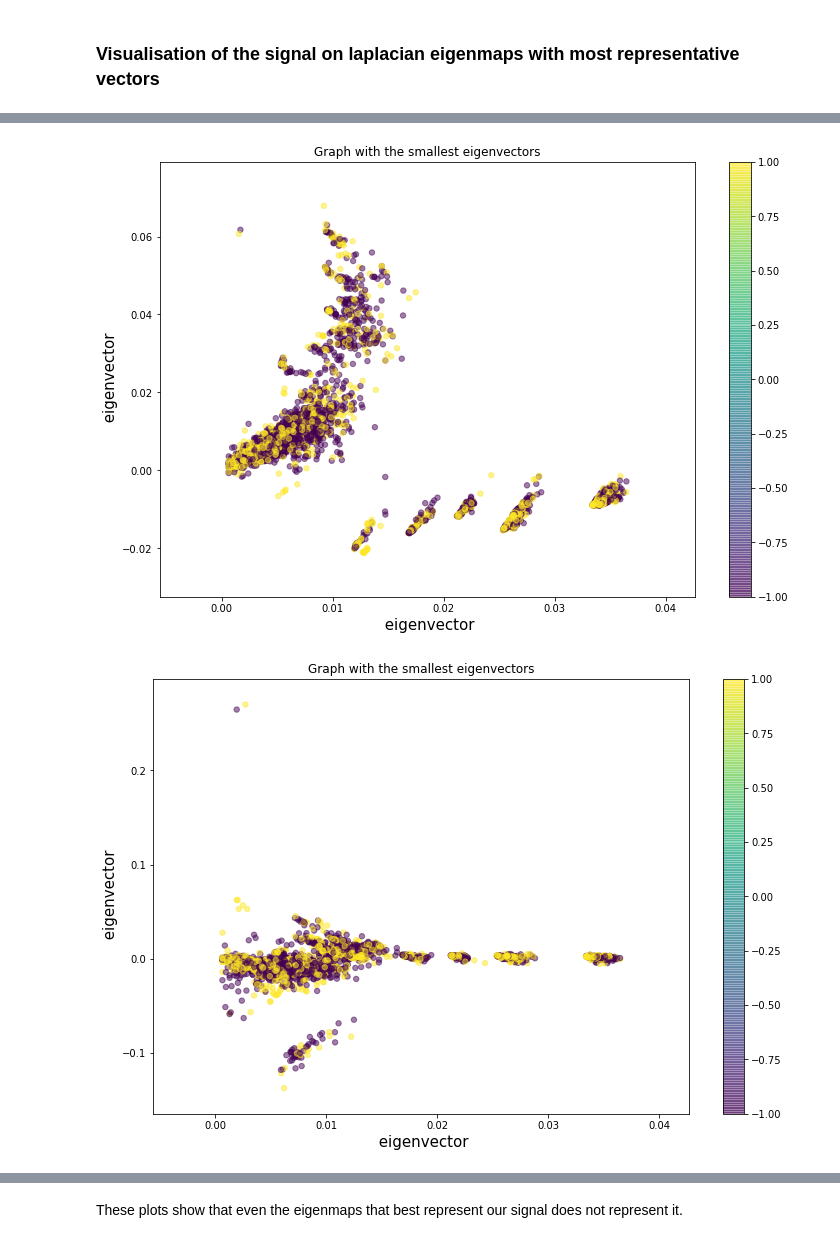
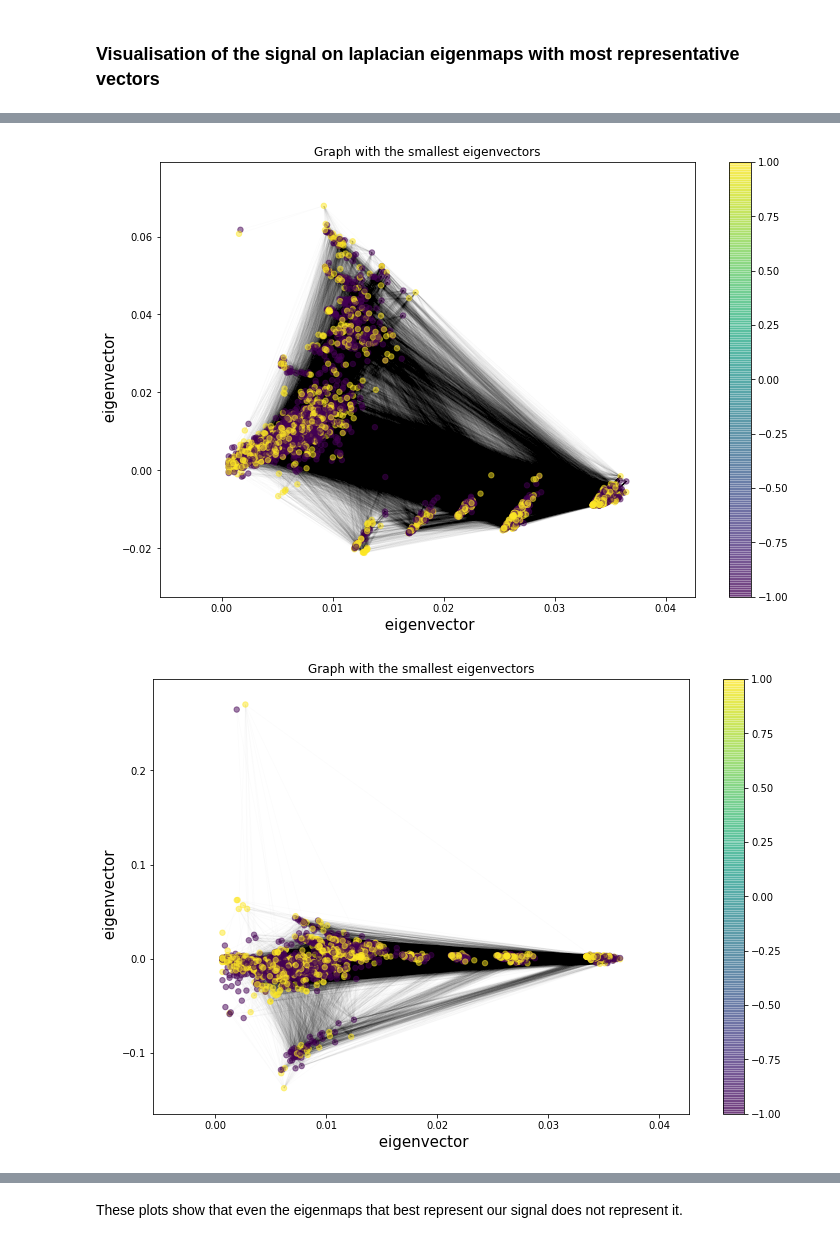
Before and after one commit to rocari96/NTDS-project, a Jupyter notebook: notebook.ipynb, the cells around one changed output, grey strips where cells are left out. Drawn from its saved outputs; the diff is of its cells as text; code cells hidden in the pictures.

Commit message:
Comments on adjacency  and adjustment on graph visualization

```diff
--- a/notebook.ipynb
+++ b/notebook.ipynb
@@ -1048,14 +1054,14 @@ array([   0,    8,   22,   32,    4,  181,   38, 1949,   63,   91],
 # %%
 for i in range(3):
     for j in range(i+1,3):
         plt.figure(figsize=(12,8))
         coords = U_norm_brh[:,[index_eig[i], index_eig[j]]]
         nx_nodes = nx.draw_networkx_nodes(G_brh, coords,alpha=0.5 ,node_size=29, node_color=labels_bc_brh)
-        nx.draw_networkx_edges(G_brh, coords, alpha=0.0001)
+        nx.draw_networkx_edges(G_brh, coords, alpha=0.01)
         plt.title('Graph with the smallest eigenvectors')
         plt.xlabel(' eigenvector', fontsize=15);
         plt.ylabel(' eigenvector', fontsize=15);
         plt.colorbar(nx_nodes);
 # %% [output]
-[figure, old version]
+[figure, new version]
-[figure, old version]
+[figure, new version]
```
Also changed, not shown: parts of 26 cells of this notebook.
